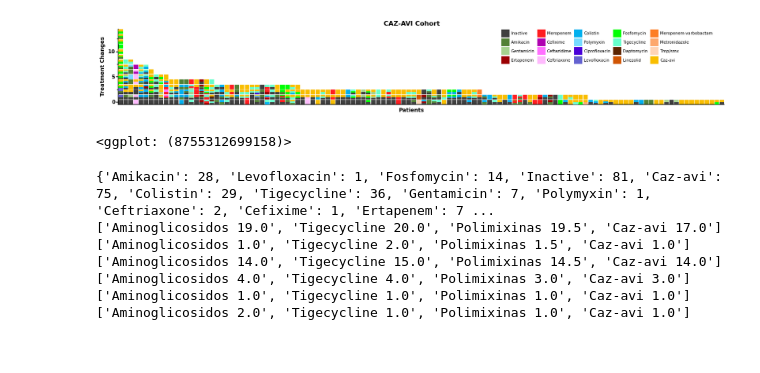
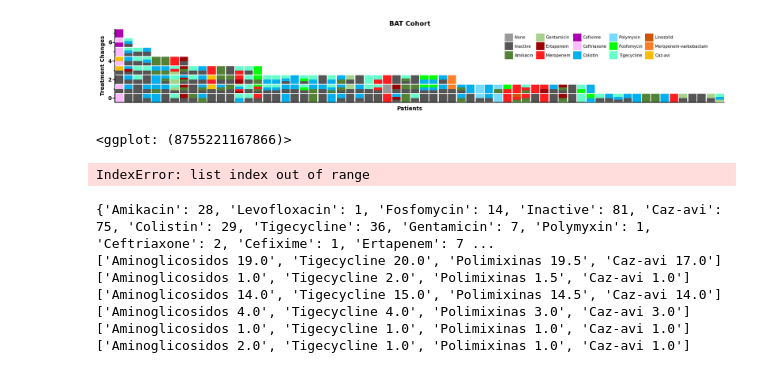
Before and after one commit to JuantonioMS/pystats_utils_base, a Jupyter notebook: main.ipynb, the cells around one changed output. Saved outputs shown, nothing was run; the diff lists cells and outputs as text; code cells hidden in the pictures.

```diff
--- a/main.ipynb
+++ b/main.ipynb
@@ -277,7 +224,7 @@ from datetime import datetime, timedelta
 from plotnine import *
 from plotnine_prism import *
 
-def generatePlot(info, width = 0.9, height = 0.9):
+def generatePlot(info, width = 0.9, height = 0.9, days = 30):
 
     mask = {"Caz-avi"               : "zCaz-avi", # CAZAVI   amarrillo
             "Inactive"              : "aInactive", # Inactivo gris
@@ -298,11 +245,11 @@ def generatePlot(info, width = 0.9, height = 0.9):
             "Meropenem-varbobactam" : "hMeropenem-varbobactam", # Sin grupo (pequeño) marrón
             "Metronidazole"         : "hMetronidazole", # Sin grupo (pequeño) marrón
             "Daptomycin"            : "hDaptomycin", # Sin grupo (pequeño) marrón
-            "Linezolid"             : "hLinezolid"  # Sin grupo (pequeño) marrón
-            }
+            "Linezolid"             : "hLinezolid",  # Sin grupo (pequeño) marrón
+            "None"                  : "0None"}
 
     palette = {"zCaz-avi"               : "#f9be00", # CAZAVI   amarrillo
-               "aInactive"              : "#404040", # Inactivo gris
+               "aInactive"              : "#555555", # Inactivo gris
                "bAmikacin"              : "#538136", # Aminoglicosidos verde
                "bGentamicin"            : "#a6d28e", # Aminoglicosidos verde
                "cMeropenem"             : "#ff1d20", # Carbapenemicos rojo
@@ -320,17 +267,18 @@ def generatePlot(info, width = 0.9, height = 0.9):
                "hMeropenem-varbobactam" : "#fd7e25", # Sin grupo (pequeño) marrón
                "hMetronidazole"         : "#fda86d", # Sin grupo (pequeño) marrón
                "hDaptomycin"            : "#5c2400", # Sin grupo (pequeño) marrón
-               "hLinezolid"             : "#d05503"  # Sin grupo (pequeño) marrón
-               }
+               "hLinezolid"             : "#d05503",  # Sin grupo (pequeño) marrón
+               "0None"                  : "#999999"}
 
 
     names = list(palette.keys())
+
 
     maximum = []
 
     allAtbs = set()
     for patient in info:
-        for step in patient.changesTratmentLine:
+        for step in patient.translateTreatmentLine():
             maximum.append(len(step))
             for atb in step:
                 allAtbs.add(mask[atb])
@@ -366,11 +314,11 @@ def generatePlot(info, width = 0.9, height = 0.9):
 
 
     # Ordena pacientes de menos cambios a más cambios
-    info.sort(key = lambda x: len(x.changesTratmentLine), reverse = True)
+    info.sort(key = lambda x: len(x.translateTreatmentLine(days = days)), reverse = True)
 
     for indexPt, patient in enumerate(info):
 
-        for indexStep, step in enumerate(patient.changesTratmentLine):
+        for indexStep, step in enumerate(patient.translateTreatmentLine(days = days)):
 
             step = [mask[atb] for atb in step]
             step.sort(reverse = True)
@@ -408,39 +356,47 @@ def generatePlot(info, width = 0.9, height = 0.9):
                 plot.append(f"geom_tile(res[{i}][{j}], aes(width = width, height = height / {i} * {i - j}))")
 
     paco = {i : palette[i] for i in sorted(palette)}
 
     pepe = [inverseMask[i] for i in sorted(palette)]
 
     plot.append("scale_fill_manual(paco, labels = pepe)")
     plot.append("coord_equal(expand = False)")
     plot.append("theme_prism()")
     plot.append("theme(legend_position = (0.75, 0.7), legend_direction = 'horizontal')")
     plot.append("theme(axis_title_x = element_text('Patient'))")
     plot.append("theme(axis_text_x = element_blank())")
     plot.append("theme(axis_ticks_x = element_blank())")
-    plot.append("labs(title = 'CAZ-AVI Cohort')")
+    plot.append("labs(title = 'BAT Cohort')")
     plot.append("scale_y_continuous(name = 'Treatment Changes')")
     plot.append("scale_x_continuous(name = 'Patients')")
     plot.append("theme(figure_size = (20, 20))")
 
 
     return eval(" + ".join(plot))
 
 
 
 data = pd.read_csv("./test/database/treatment.csv",
                    sep = "\t")
 data = data[data["Cohort_Treatment"] == "yes"]
-data = data[data["Mortality_31d"] == "no"]
+data = data[data["Cohort_Cazavi"] == "no"]
 
 patients = []
 for index, row in data.iterrows():
-    patients.append(Patient(row))
 
-generatePlot(patients)
+    patient = Patient(row)
+
+    patients.append(patient)
+
+generatePlot(patients, days = 30)
 # %% [output]
-[figure, old version]
+[figure, new version]
-<ggplot: (8755312699158)>
+<ggplot: (8755221167866)>
+# %%
+a = []
+a[-1]
+# %% [output]
+IndexError: list index out of range
 # %%
 atbs = {}
 
```
Also changed, not shown: parts of 1 cell of this notebook, 1 other file.
